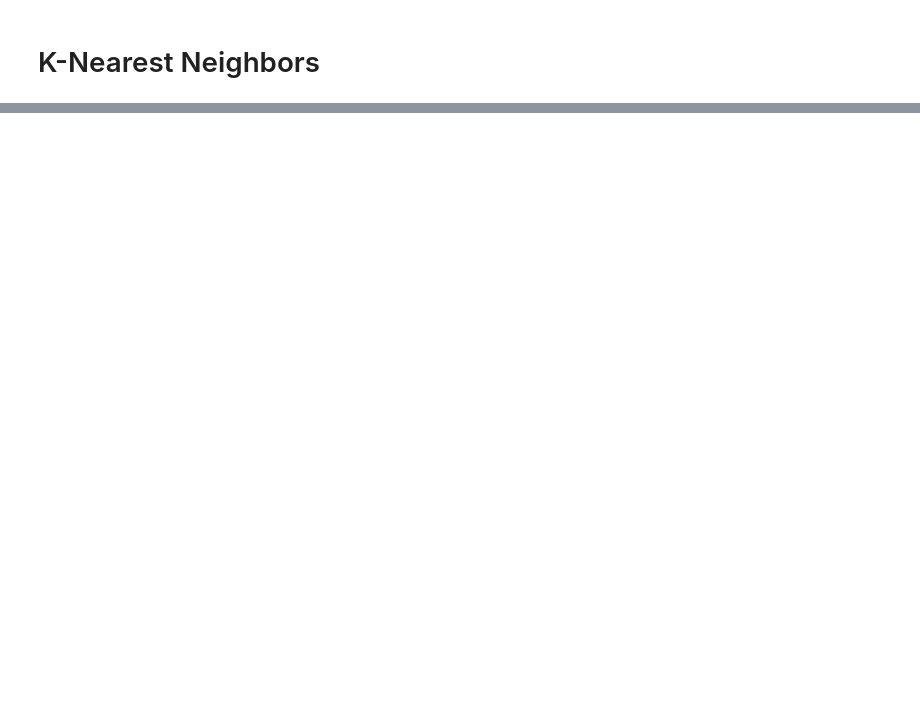
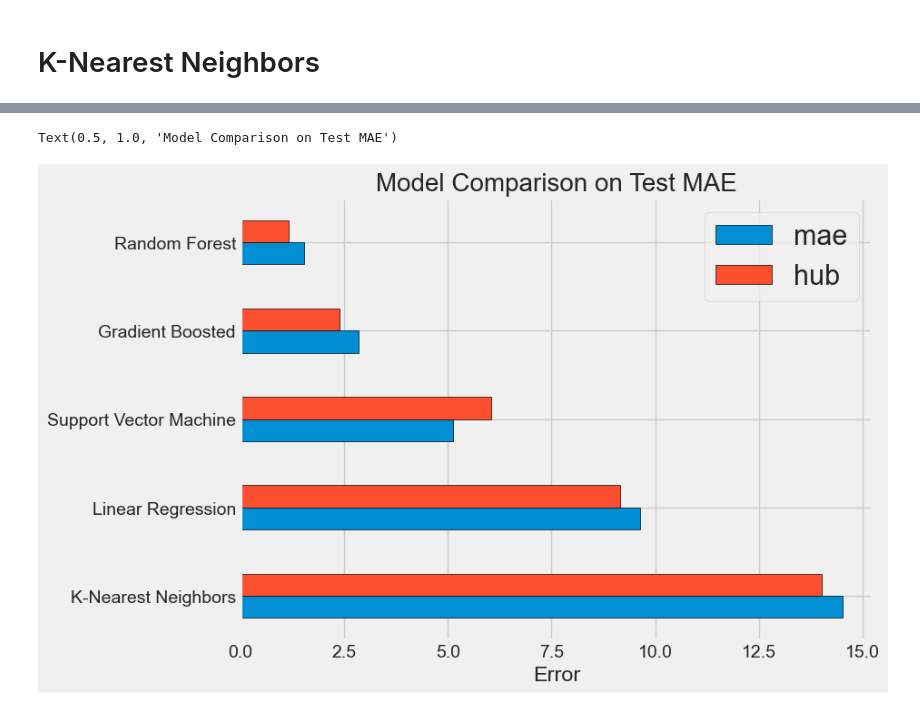
Before and after one commit to zkhechadoorian/NYC-LL84-Benchmarking, a Jupyter notebook: notebooks/1_modeling.ipynb, the cells around one changed output, grey strips where cells are left out. Drawn from its saved outputs; the diff is of its cells as text; code cells hidden in the pictures; blank space fills up the shorter version.

```diff
--- a/notebooks/1_modeling.ipynb
+++ b/notebooks/1_modeling.ipynb
@@ -511,0 +590,22 @@ print('K-Nearest Neighbors Regression Performance on the test set: HUB = %0.4f'
+# %%
+# Define the parameter grid for SVM
+param_grid = {
+    'C': [0.1, 1, 10, 100, 1000],
+    'gamma': [1, 0.1, 0.01, 0.001, 0.0001],
+    'kernel': ['rbf']
+}
+
+# Initialize GridSearchCV
+grid = GridSearchCV(SVR(), param_grid, refit=True, verbose=2, scoring='neg_mean_absolute_error', cv=2)
+
+# Fit the grid search to the data
+grid.fit(X, y)
+
+# Print the best parameters and best score
+print("Best Parameters:", grid.best_params_)
+print("Best Score:", -grid.best_score_)
+
+# Evaluate the best model on the test set
+best_svm = grid.best_estimator_
+svm_mae = fit_and_evaluate(best_svm, mae)
+print('Optimized SVM Performance on the test set: MAE = %0.4f' % svm_mae)
@@ -511,0 +630,26 @@ print('K-Nearest Neighbors Regression Performance on the test set: HUB = %0.4f'
+# %%
+plt.style.use('fivethirtyeight')
+figsize(8, 6)
+
+# Dataframe to hold the results
+model_comparison = pd.DataFrame({'model': ['Linear Regression', 'Support Vector Machine',
+                                           'Random Forest', 'Gradient Boosted',
+                                            'K-Nearest Neighbors'],
+                                 'mae': [lr_mae, svm_mae, random_forest_mae,
+                                         gradient_boosted_mae, knn_mae],
+                                 'mse': [lr_mse, svm_mse, random_forest_mse,
+                                         gradient_boosted_mse, knn_mse],
+                                 'hub': [lr_hub, svm_hub, random_forest_hub,
+                                         gradient_boosted_hub, knn_hub],
+                                         })
+
+# Horizontal bar chart of test mae
+model_comparison.sort_values('mae', ascending = False).plot(
+    x = 'model', y = ['mae','hub'], kind = 'barh', edgecolor = 'black')
+
+# Plot formatting
+plt.ylabel(''); plt.yticks(size = 14); plt.xlabel('Error'); plt.xticks(size = 14)
+plt.title('Model Comparison on Test MAE', size = 20)
+# %% [output]
+Text(0.5, 1.0, 'Model Comparison on Test MAE')
+[figure, added]
```
Also changed, not shown: parts of 59 cells of this notebook.
